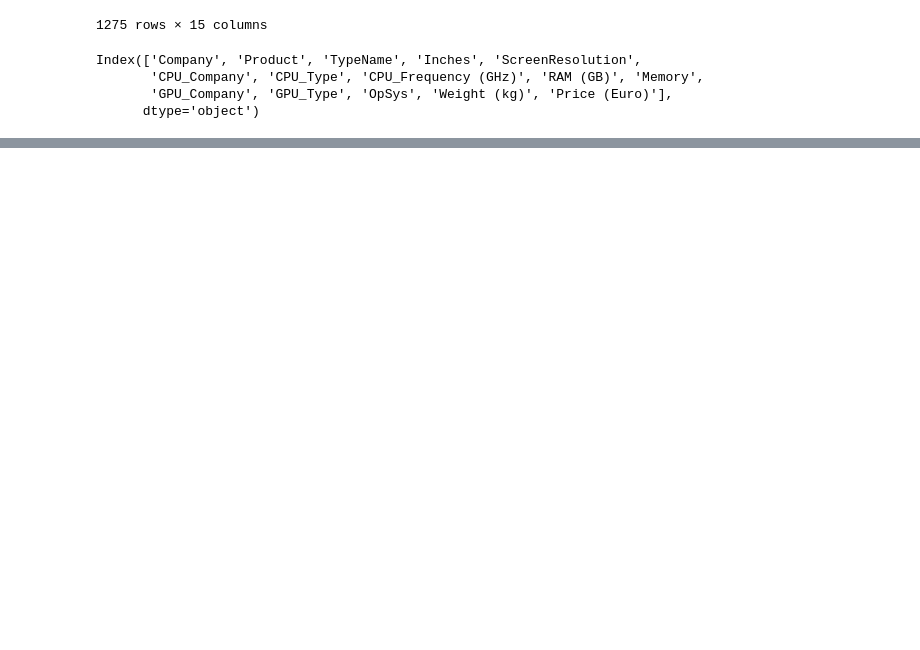
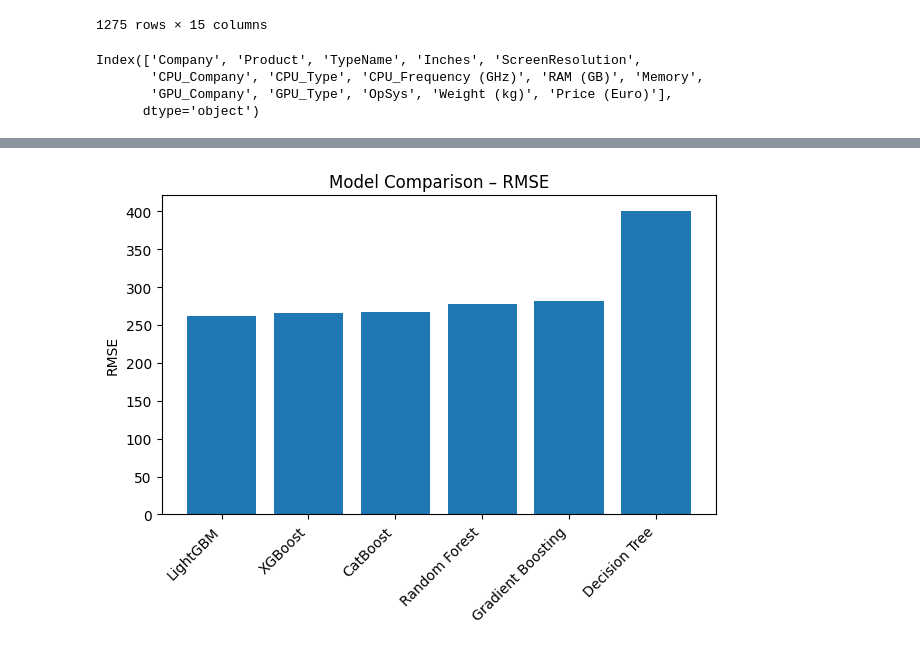
Before and after one commit to San0160/laptop-price-prediction, a Jupyter notebook: notebooks/01_EDA.ipynb, the cells around one changed output, grey strips where cells are left out. Drawn from its saved outputs; the diff is of its cells as text; code cells hidden in the pictures; blank space fills up the shorter version.

Commit message:
EDA + Model builds

```diff
--- a/notebooks/01_EDA.ipynb
+++ b/notebooks/01_EDA.ipynb
@@ -213,9 +218,11 @@ for col in df_cat.columns:
 # %%
 # Isolate numerical values
 df_num = df.select_dtypes(include=np.number)
+# %%
+df_num.rename(columns = {"Price (Euro)":"Price"}, inplace = True)
 # %%
 # Data split
-X = df.drop("Price (Euro), axis=1)
-y = df["Price (Euro)"]
+X = df_num.drop("Price", axis=1)
+y = df_num["Price"]
 
 X_train, X_test, y_train, y_test = train_test_split(X, y, test_size=0.2, random_state=100)
@@ -227,0 +252,24 @@ SyntaxError: invalid syntax (3222069378.py, line 1)
+# %%
+# Evaulation and report
+import numpy as np
+import pandas as pd
+from sklearn.metrics import mean_squared_error, mean_absolute_error, r2_score
+
+results = []
+
+for name, model in models.items():
+    y_pred = model.predict(X_test)
+
+    rmse = np.sqrt(mean_squared_error(y_test, y_pred))
+    mae = mean_absolute_error(y_test, y_pred)
+    r2 = r2_score(y_test, y_pred)
+
+    results.append({
+        "Model": name,
+        "RMSE": rmse,
+        "MAE": mae,
+        "R2": r2
+    })
+
+results_df = pd.DataFrame(results)
+print(results_df.sort_values(by="RMSE"))
@@ -227,0 +284,15 @@ SyntaxError: invalid syntax (3222069378.py, line 1)
+# %%
+# RMSE Comparision
+import matplotlib.pyplot as plt
+
+results_df_sorted = results_df.sort_values(by="RMSE")
+
+plt.figure()
+plt.bar(results_df_sorted["Model"], results_df_sorted["RMSE"])
+plt.xticks(rotation=45, ha="right")
+plt.ylabel("RMSE")
+plt.title("Model Comparison – RMSE")
+plt.tight_layout()
+plt.show()
+# %% [output]
+[figure, added]
```
Also changed, not shown: parts of 10 cells of this notebook.
